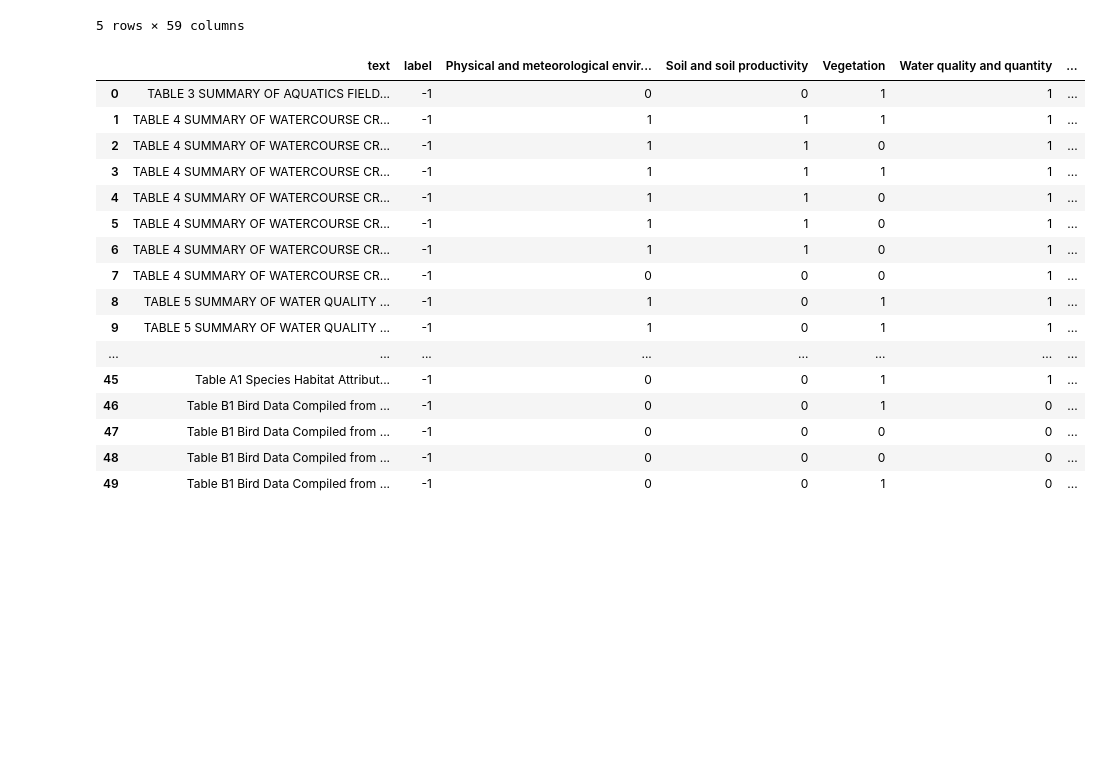
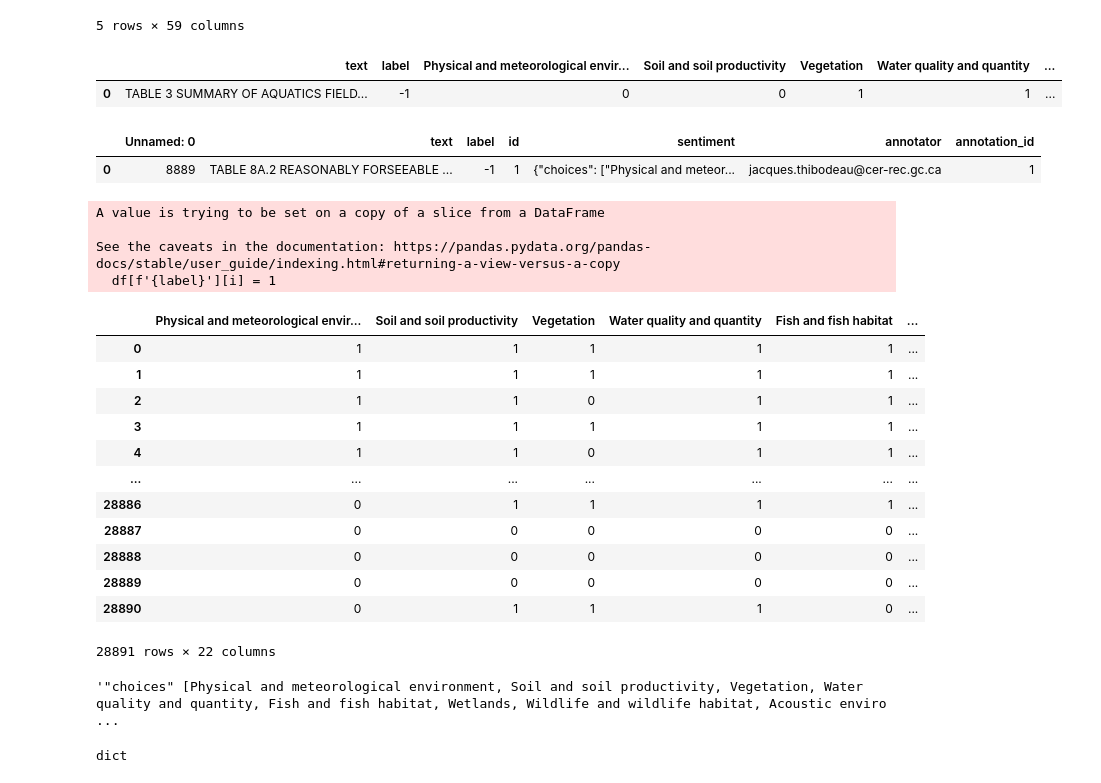
Before and after one commit to CER-REC/esa-data-bank_banque-donnees-ees, a Jupyter notebook: Codes/Section_05_VEC_Labeling_for_Tables/keywords_to_labels.ipynb, the cells around one changed output. Saved outputs shown, nothing was run; the diff lists cells and outputs as text; code cells hidden in the pictures; blank space fills up the shorter version.

Commit message:
Preparing data for Label Studio.

```diff
--- a/Codes/Section_05_VEC_Labeling_for_Tables/keywords_to_labels.ipynb
+++ b/Codes/Section_05_VEC_Labeling_for_Tables/keywords_to_labels.ipynb
@@ -105,22 +105,7 @@ with open("esa_index_ENG_labeled.pkl", "rb") as f:
 pd.set_option("display.max_columns", 100)
 pd.set_option('display.max_colwidth', 500)
 # %%
-df.iloc[:, 34:59][0:50]
+df.iloc[:, 34:59][0:1]
 # %% [output]
 |  | text | label | Physical and meteorological envir... | Soil and soil productivity | Vegetation | Water quality and quantity | ... |
 | 0 | TABLE 3 SUMMARY OF AQUATICS FIELD... | -1 | 0 | 0 | 1 | 1 | ... |
-| 1 | TABLE 4 SUMMARY OF WATERCOURSE CR... | -1 | 1 | 1 | 1 | 1 | ... |
-| 2 | TABLE 4 SUMMARY OF WATERCOURSE CR... | -1 | 1 | 1 | 0 | 1 | ... |
-| 3 | TABLE 4 SUMMARY OF WATERCOURSE CR... | -1 | 1 | 1 | 1 | 1 | ... |
-| 4 | TABLE 4 SUMMARY OF WATERCOURSE CR... | -1 | 1 | 1 | 0 | 1 | ... |
-| 5 | TABLE 4 SUMMARY OF WATERCOURSE CR... | -1 | 1 | 1 | 0 | 1 | ... |
-| 6 | TABLE 4 SUMMARY OF WATERCOURSE CR... | -1 | 1 | 1 | 0 | 1 | ... |
-| 7 | TABLE 4 SUMMARY OF WATERCOURSE CR... | -1 | 0 | 0 | 0 | 1 | ... |
-| 8 | TABLE 5 SUMMARY OF WATER QUALITY ... | -1 | 1 | 0 | 1 | 1 | ... |
-| 9 | TABLE 5 SUMMARY OF WATER QUALITY ... | -1 | 1 | 0 | 1 | 1 | ... |
-| ... | ... | ... | ... | ... | ... | ... | ... |
-| 45 | Table A1 Species Habitat Attribut... | -1 | 0 | 0 | 1 | 1 | ... |
-| 46 | Table B1 Bird Data Compiled from ... | -1 | 0 | 0 | 1 | 0 | ... |
-| 47 | Table B1 Bird Data Compiled from ... | -1 | 0 | 0 | 0 | 0 | ... |
-| 48 | Table B1 Bird Data Compiled from ... | -1 | 0 | 0 | 0 | 0 | ... |
-| 49 | Table B1 Bird Data Compiled from ... | -1 | 0 | 0 | 1 | 0 | ... |
@@ -126,0 +114,32 @@ df.iloc[:, 34:59][0:50]
+# %%
+labeled_df
+# %% [output]
+|  | Unnamed: 0 | text | label | id | sentiment | annotator | annotation_id |
+| 0 | 8889 | TABLE 8A.2 REASONABLY FORSEEABLE ... | -1 | 1 | {"choices": ["Physical and meteor... | jacques.thibodeau@cer-rec.gc.ca | 1 |
+# %%
+for i in range(len(labeled_df)):
+    chosen_labels = ast.literal_eval(labeled_df.sentiment[i])["choices"]
+    for label in labels_list:
+        if label in chosen_labels:
+            df[f'{label}'][i] = 1
+# %% [output]
+A value is trying to be set on a copy of a slice from a DataFrame
+
+See the caveats in the documentation: https://pandas.pydata.org/pandas-docs/stable/user_guide/indexing.html#returning-a-view-versus-a-copy
+  df[f'{label}'][i] = 1
+# %%
+df.iloc[:,36:58]
+# %% [output]
+|  | Physical and meteorological envir... | Soil and soil productivity | Vegetation | Water quality and quantity | Fish and fish habitat | ... |
+| 0 | 1 | 1 | 1 | 1 | 1 | ... |
+| 1 | 1 | 1 | 1 | 1 | 1 | ... |
+| 2 | 1 | 1 | 0 | 1 | 1 | ... |
+| 3 | 1 | 1 | 1 | 1 | 1 | ... |
+| 4 | 1 | 1 | 0 | 1 | 1 | ... |
+| ... | ... | ... | ... | ... | ... | ... |
+| 28886 | 0 | 1 | 1 | 1 | 1 | ... |
+| 28887 | 0 | 0 | 0 | 0 | 0 | ... |
+| 28888 | 0 | 0 | 0 | 0 | 0 | ... |
+| 28889 | 0 | 0 | 0 | 0 | 0 | ... |
+| 28890 | 0 | 1 | 1 | 1 | 0 | ... |
+28891 rows × 22 columns
@@ -126,0 +148,8 @@ df.iloc[:, 34:59][0:50]
+# %%
+str('"choices" ' + str(df.iloc[0, 36:][df.iloc[0, 36:] == 1].index.values.tolist()) + '}').replace('\'', '')
+# %% [output]
+'"choices" [Physical and meteorological environment, Soil and soil productivity, Vegetation, Water quality and quantity, Fish and fish habitat, Wetlands, Wildlife and wildlife habitat, Acoustic enviro ...
+# %%
+type({"choices": ["Physical and meteorological environment", "Soil and oil productivity", "Vegetation", "Water quality and quantity", "Fish and fish habitat", "Wetlands", "Wildlife and wildlife habitat", "Acoustic environment"]})
+# %% [output]
+dict
```
Also changed, not shown: parts of 5 cells of this notebook.
